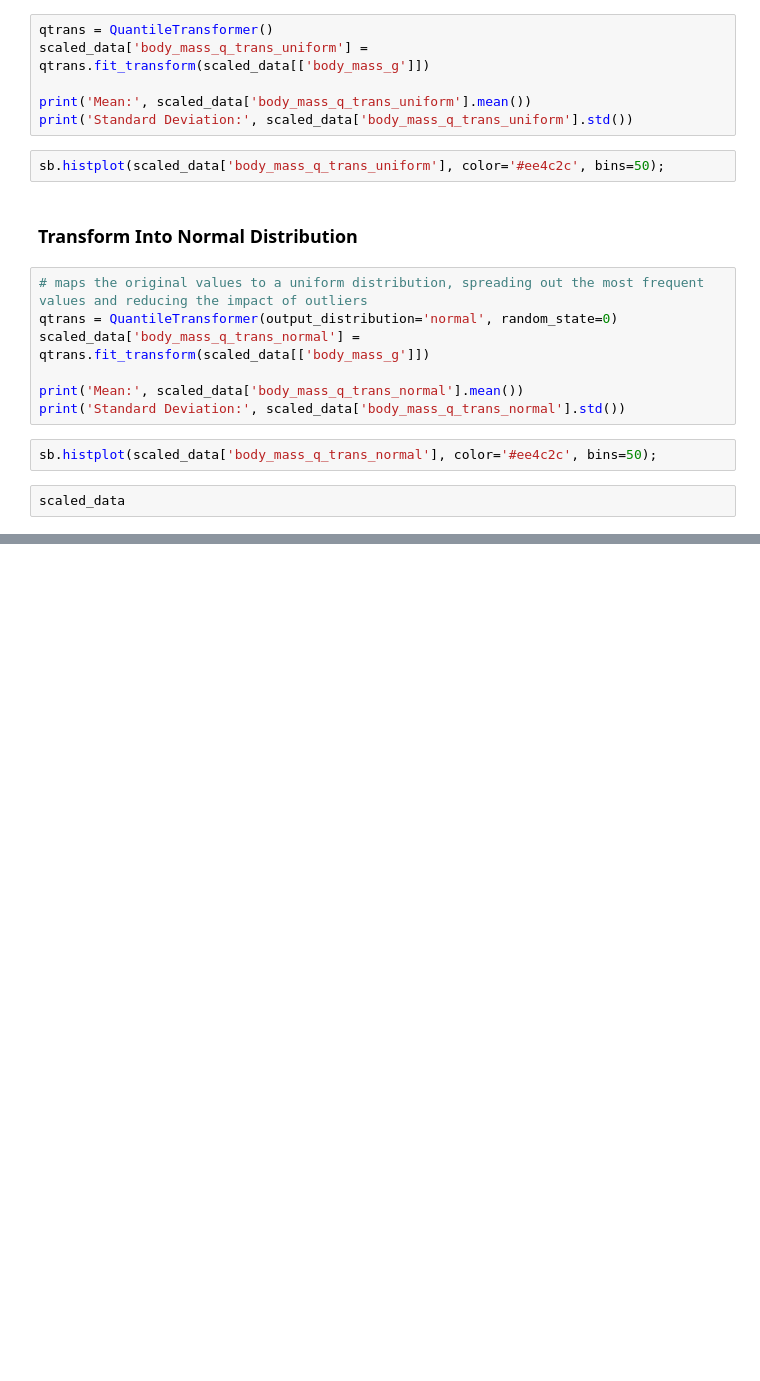
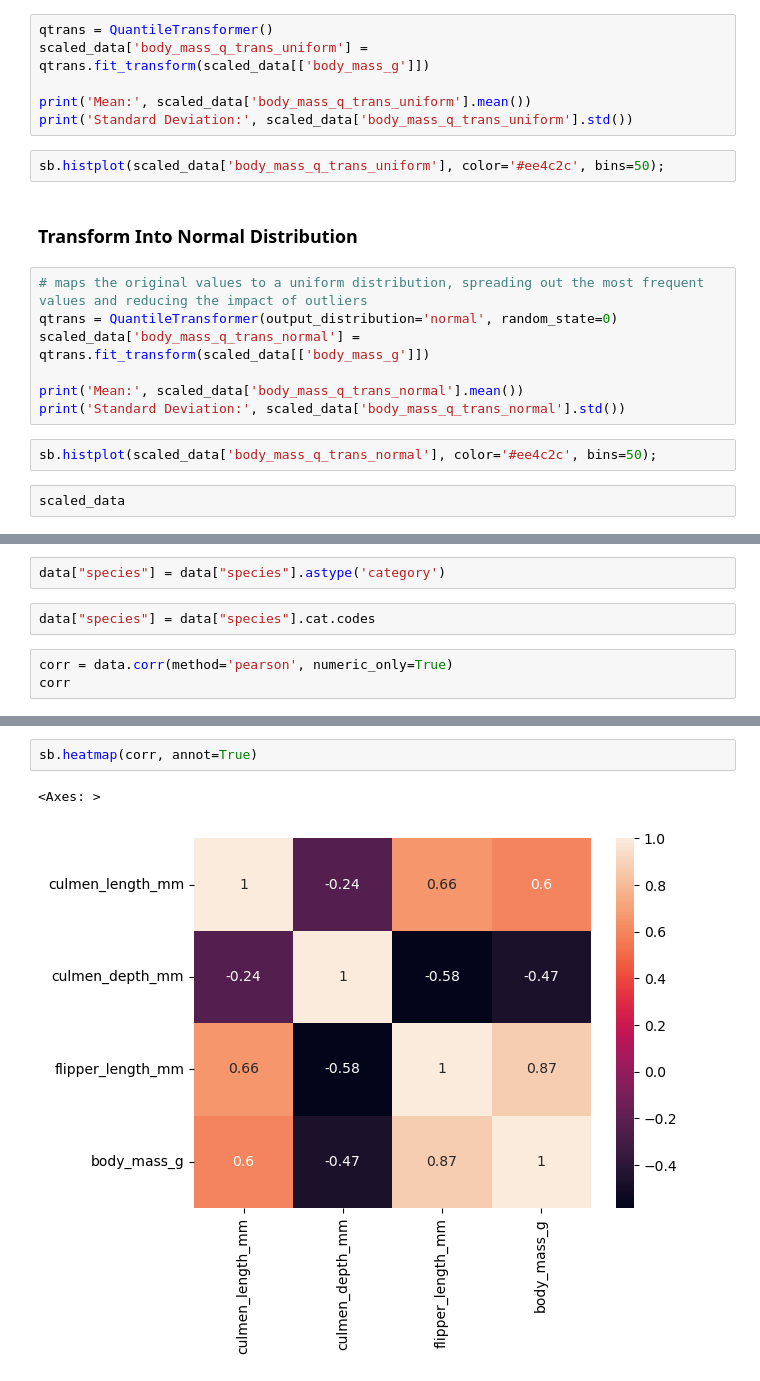
Before and after one commit to foxdocs/dat-bi, a Jupyter notebook: Code/EDA/Feature-Engineering.ipynb, the cells around one changed output, grey strips where cells are left out. Drawn from its saved outputs; the diff is of its cells as text; blank space fills up the shorter version.

```diff
--- a/Code/EDA/Feature-Engineering.ipynb
+++ b/Code/EDA/Feature-Engineering.ipynb
@@ -264,0 +363,7 @@ scaled_data
+# %%
+data["species"] = data["species"].astype('category')
+# %%
+data["species"] = data["species"].cat.codes
+# %%
+corr = data.corr(method='pearson', numeric_only=True)
+corr
@@ -264,0 +377,5 @@ scaled_data
+# %%
+sb.heatmap(corr, annot=True)
+# %% [output]
+<Axes: >
+[figure, added]
```
Also changed, not shown: parts of 52 cells of this notebook, 3 other files.
